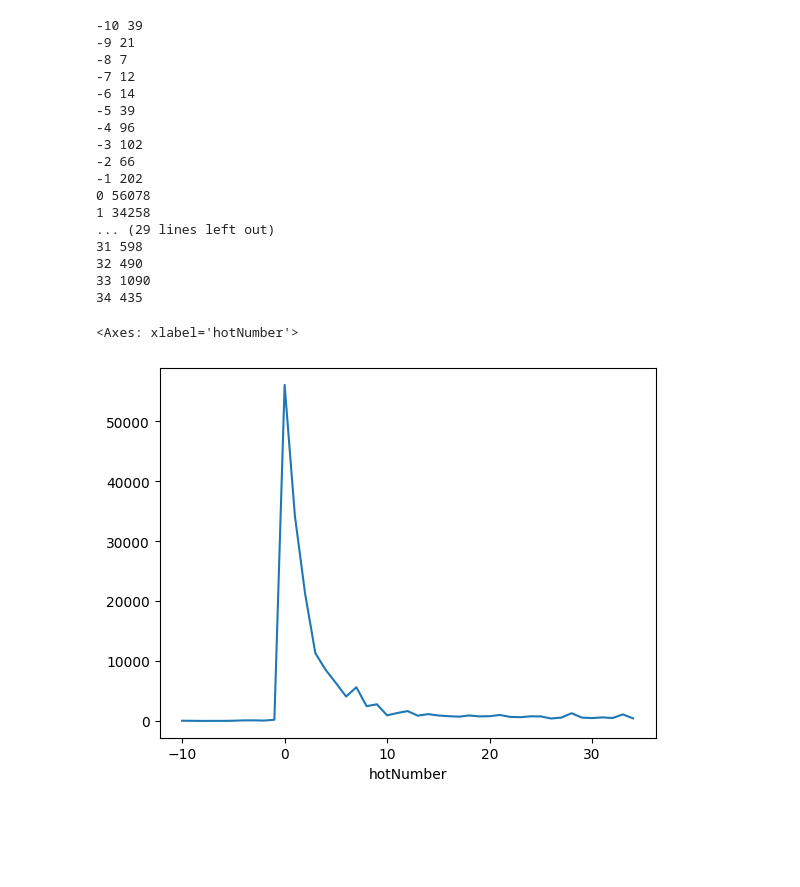
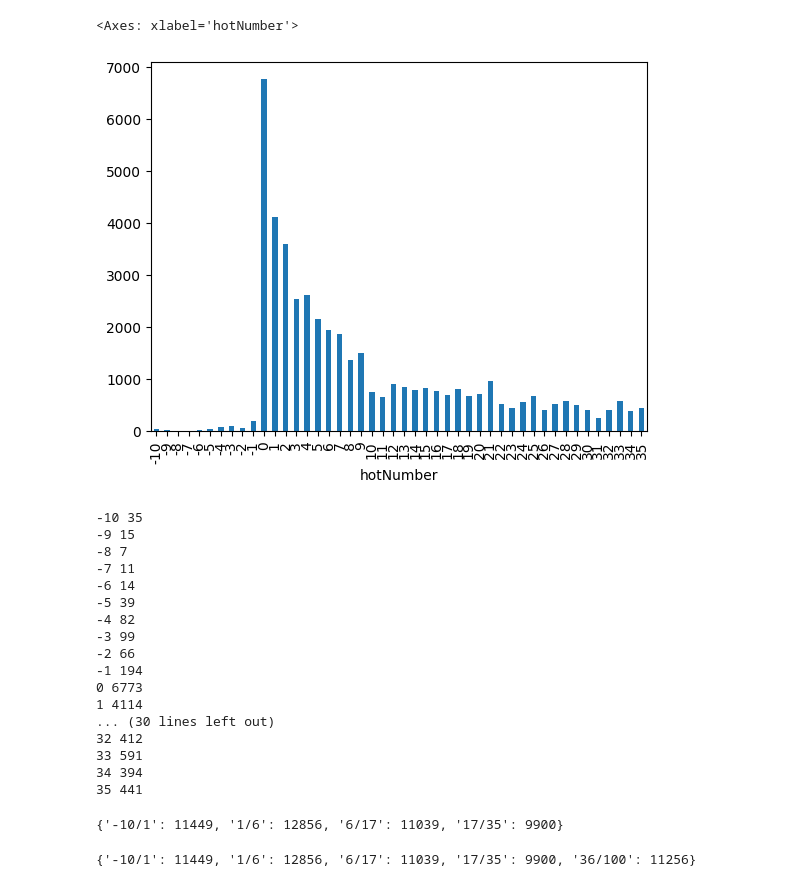
Before and after one commit to KeithLin724/NYCU-Data-Science-2024, a Jupyter notebook: HW1/Part2/resplit_data.ipynb, the cells around one changed output. Cells and saved outputs as stored; diff of their text form; code cells hidden in the pictures; blank space fills up the shorter version.

```diff
--- a/HW1/Part2/resplit_data.ipynb
+++ b/HW1/Part2/resplit_data.ipynb
@@ -75,0 +27,3 @@ hot_numbers_count = boo_hot_number.value_counts().sort_index()
+# %%
+image_table = all_table[all_table["image_state"] == True]
+image_table
@@ -75,0 +69,3 @@ hot_numbers_count = boo_hot_number.value_counts().sort_index()
+# %%
+boo_image_table = image_table[image_table["is_hot"] == 0]
+boo_image_table
@@ -75,0 +86,3 @@ hot_numbers_count = boo_hot_number.value_counts().sort_index()
+# %%
+boo_number_series = boo_image_table.value_counts("hotNumber").sort_index()
+boo_number_series
@@ -76,39 +107,57 @@ hot_numbers_count = boo_hot_number.value_counts().sort_index()
+# %%
+boo_number_series.plot.bar()
+# %% [output]
+<Axes: xlabel='hotNumber'>
+[figure, added]
 # %%
 range_dict  = {}
 start = None
 range_contain_size = 11000 , 12000
 contain = 0
-for key , value  in hot_numbers_count.items():
+for key , value  in boo_number_series.items():
+    print(key, value)
     if start is None:
         start = key
 
     contain += value
-    if  range_contain_size[0] <= contain <= range_dict[1] :
+    if  range_contain_size[0] <= contain <= range_contain_size[1] :
         # too large
-        pass
+        range_dict |= {f"{start}/{key}":contain}
+        start = key
+        contain = 0
+    elif contain > range_contain_size[1]:
+        range_dict |= {f"{start}/{key}":contain}
+        start = key
+        contain = 0
+
+range_dict |= {f"{start}/{key}":contain}
 # %% [output]
--10 39
--9 21
+-10 35
+-9 15
 -8 7
--7 12
+-7 11
 -6 14
 -5 39
--4 96
--3 102
+-4 82
+-3 99
 -2 66
--1 202
-0 56078
-1 34258
-... (29 lines left out)
-31 598
-32 490
-33 1090
-34 435
+-1 194
+0 6773
+1 4114
+... (30 lines left out)
+32 412
+33 591
+34 394
+35 441
-# %%
-hot_numbers_count.plot()
-# %% [output]
-<Axes: xlabel='hotNumber'>
-[figure, removed]
+# %%
+range_dict
+# %% [output]
+{'-10/1': 11449, '1/6': 12856, '6/17': 11039, '17/35': 9900}
+# %%
+range_dict |= hot_range_dict
+range_dict
+# %% [output]
+{'-10/1': 11449, '1/6': 12856, '6/17': 11039, '17/35': 9900, '36/100': 11256}
 # %%
 min_range , max_range = -10 , 34
 number_classes = 10
```
Also changed, not shown: parts of 14 cells of this notebook, 1 other file.
